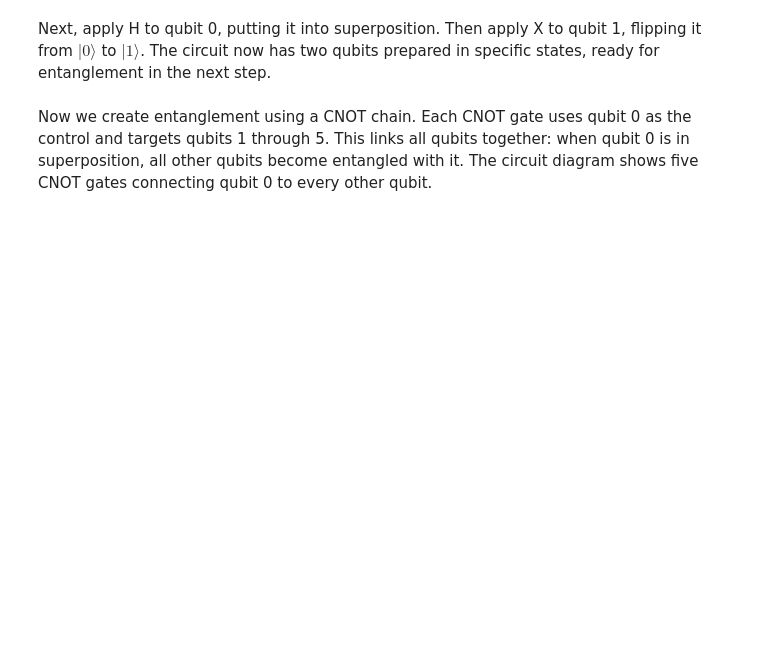
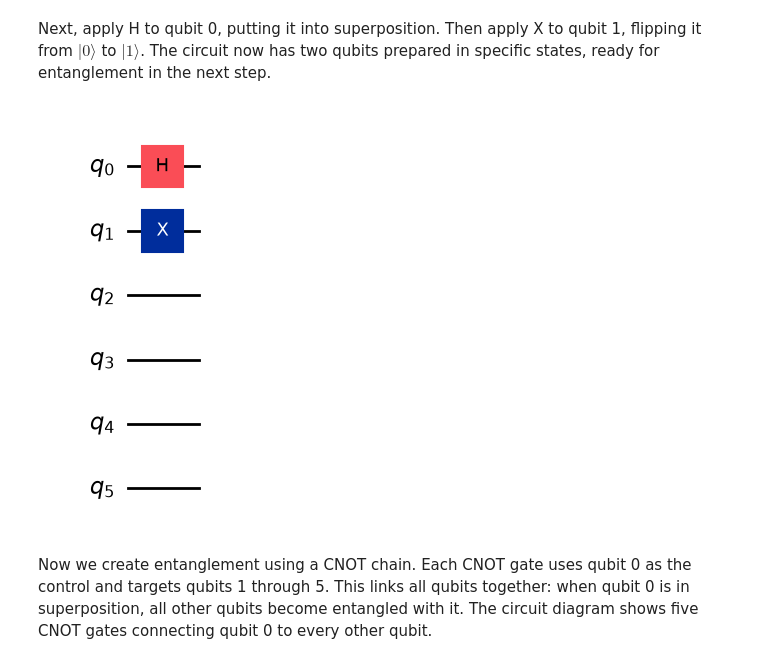
Before and after one commit to mamuzic/qgss-2026, a Jupyter notebook: lab-0/QGSS2026_Lab0.ipynb, the cells around one changed output. Saved outputs shown, nothing was run; the diff lists cells and outputs as text; code cells hidden in the pictures; blank space fills up the shorter version.

```diff
--- a/lab-0/QGSS2026_Lab0.ipynb
+++ b/lab-0/QGSS2026_Lab0.ipynb
@@ -463,11 +536,14 @@ Next, apply H to qubit 0, putting it into superposition. Then apply X to qubit 1
 # %%
 # Step 2: H on qubit 0, X on qubit 1
 # TODO: Apply H to qubit 0
+special_qc.h(0)
 
 # TODO: Apply X to qubit 1
-
+special_qc.x(1)
 
 special_qc.draw('mpl')
+# %% [output]
+[figure, added]
 # %% [markdown]
 Now we create entanglement using a CNOT chain. Each CNOT gate uses qubit 0 as the control and targets qubits 1 through 5. This links all qubits together: when qubit 0 is in superposition, all other qubits become entangled with it. The circuit diagram shows five CNOT gates connecting qubit 0 to every other qubit.
 # %%
```
Also changed, not shown: parts of 26 cells of this notebook, 2 other files.
